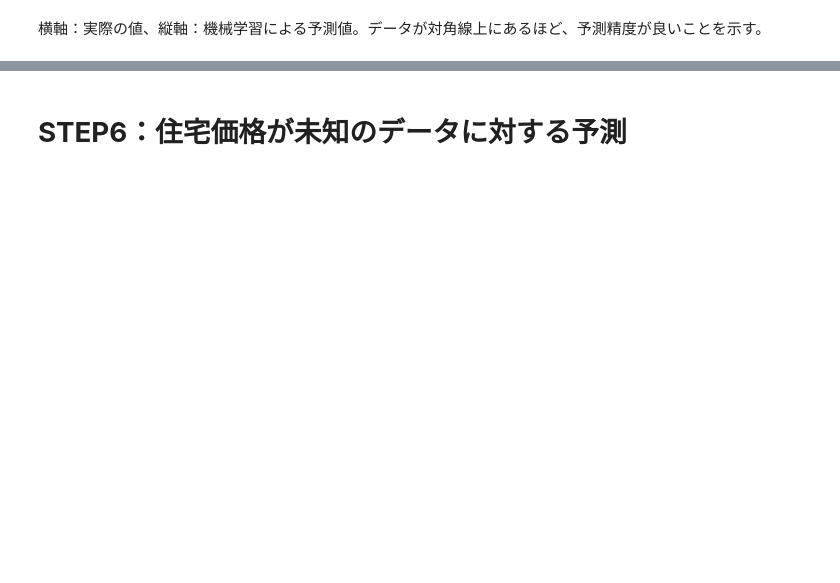
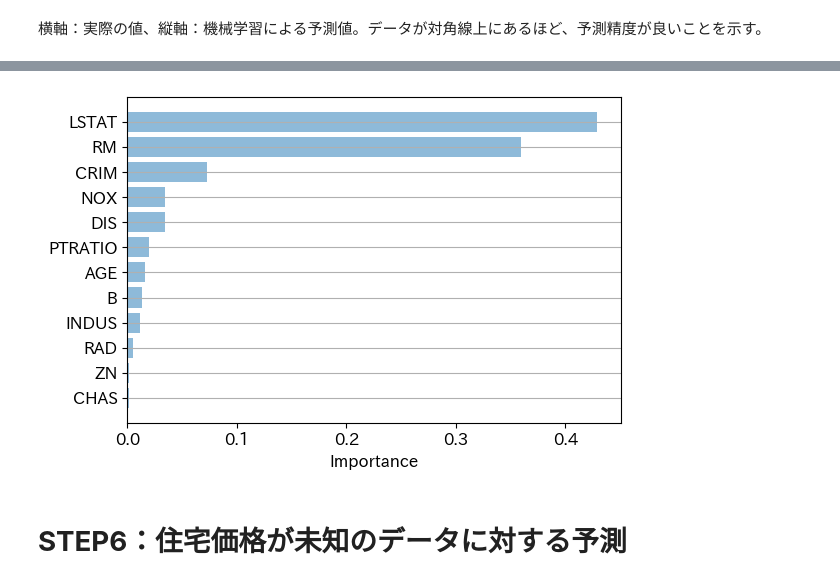
Before and after one commit to hatanaka-lab/Getting_started_with_MI, a Jupyter notebook: notebook/Ex2_Boston_forView.ipynb, the cells around one changed output, grey strips where cells are left out. Saved outputs shown, nothing was run; the diff lists cells and outputs as text; code cells hidden in the pictures; blank space fills up the shorter version.

```diff
--- a/notebook/Ex2_Boston_forView.ipynb
+++ b/notebook/Ex2_Boston_forView.ipynb
@@ -214,2 +234,9 @@ plt.show()
 # %% [markdown]
 横軸：実際の値、縦軸：機械学習による予測値。データが対角線上にあるほど、予測精度が良いことを示す。
+# %%
+# Random Forest回帰モデルの特徴量重要度を解析
+# まずは表形式（DataFrame型）で出力
+model_importances = pd.DataFrame({"importance": model.feature_importances_}, index=X_columns_name)
+# 重要度ごとの昇順にして表示
+model_importances_sorted = model_importances.sort_values(by="importance", ascending=True)
+model_importances_sorted
@@ -216,3 +257,20 @@ plt.show()
+# %%
+# 棒グラフで重要度を図示
+fig, ax = plt.subplots(figsize=(6,4))
+y_pos = np.arange(model_importances_sorted.shape[0])
+list_importances = list(model_importances_sorted["importance"])
+ax.barh(y_pos, list_importances, align='center', alpha=0.5, ecolor='black', capsize=10)
+ax.set_yticks(y_pos)
+ax.set_yticklabels(model_importances_sorted.index)
+label_imp_font = {'size':'12'}
+title_imp_font = {'size':'12'}
+ax.set_xlabel('Importance', fontdict=label_imp_font)
+ax.tick_params(axis='both', which='major', labelsize=12)
+ax.yaxis.grid(True)
+plt.tight_layout()
+plt.show()
+# %% [output]
+[figure, added]
 # %% [markdown]
 # **STEP6：住宅価格が未知のデータに対する予測**
 # %%
```
Also changed, not shown: parts of 17 cells of this notebook.
